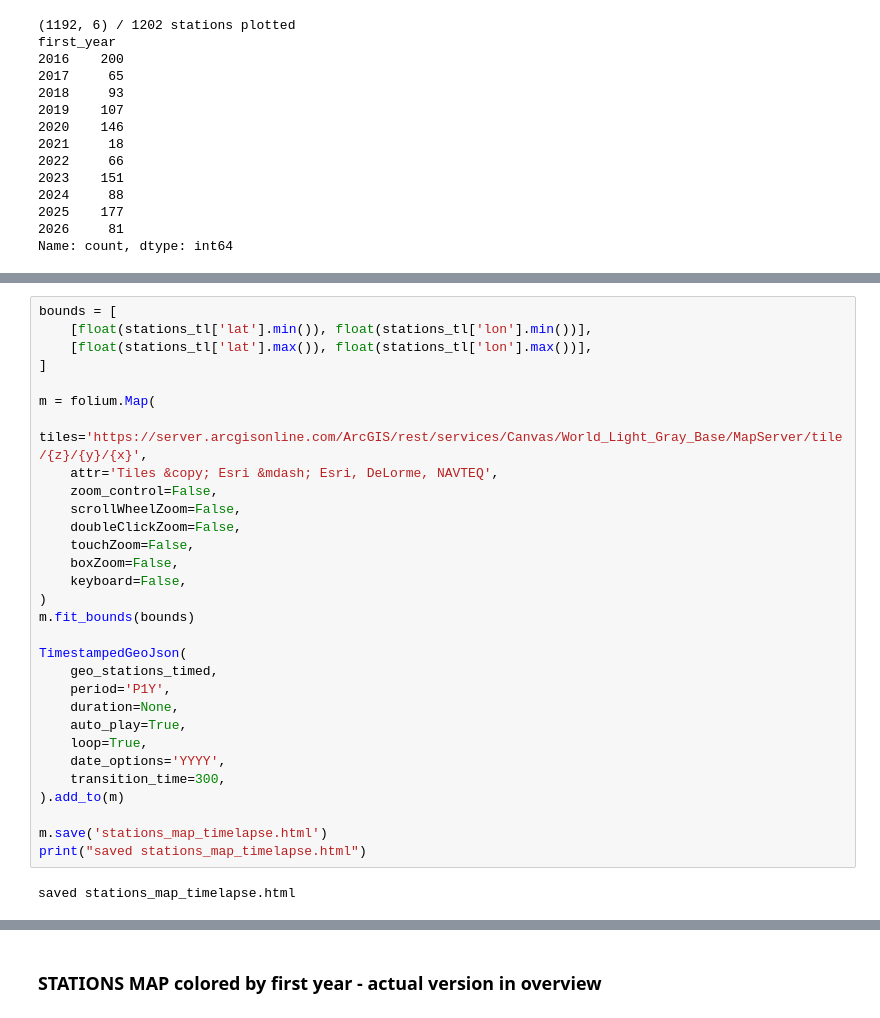
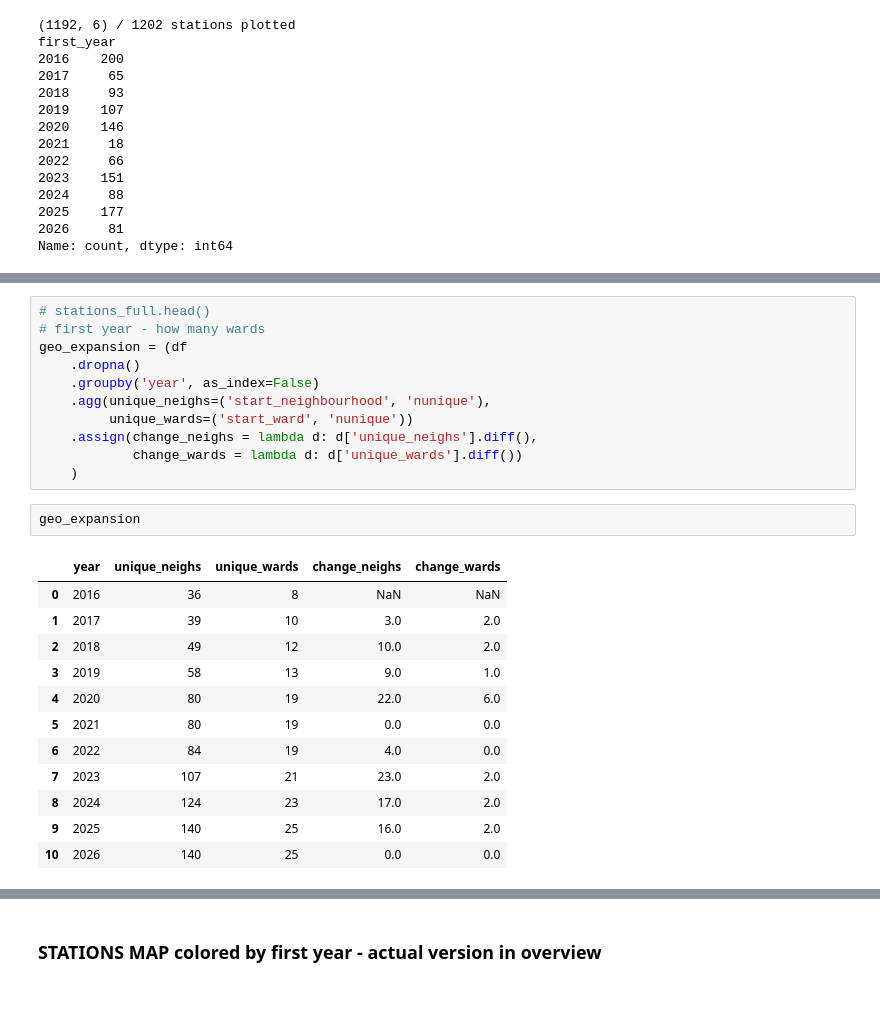
Before and after one commit to Neman-River/bikeshare_toronto, a Jupyter notebook: eda.ipynb, the cells around one changed output, grey strips where cells are left out. Drawn from its saved outputs; the diff is of its cells as text.

```diff
--- a/eda.ipynb
+++ b/eda.ipynb
@@ -1110,32 +892,26 @@ print(len(station_features), "station features built (incl. 1 padding dummy)")
-# %%
-bounds = [
-    [float(stations_tl['lat'].min()), float(stations_tl['lon'].min())],
-    [float(stations_tl['lat'].max()), float(stations_tl['lon'].max())],
-]
-
-m = folium.Map(
-    tiles='https://server.arcgisonline.com/ArcGIS/rest/services/Canvas/World_Light_Gray_Base/MapServer/tile/{z}/{y}/{x}',
-    attr='Tiles &copy; Esri &mdash; Esri, DeLorme, NAVTEQ',
-    zoom_control=False,
-    scrollWheelZoom=False,
-    doubleClickZoom=False,
-    touchZoom=False,
-    boxZoom=False,
-    keyboard=False,
-)
-m.fit_bounds(bounds)
-
-TimestampedGeoJson(
-    geo_stations_timed,
-    period='P1Y',
-    duration=None,
-    auto_play=True,
-    loop=True,
-    date_options='YYYY',
-    transition_time=300,
-).add_to(m)
-
-m.save('stations_map_timelapse.html')
-print("saved stations_map_timelapse.html")
-# %% [output]
-saved stations_map_timelapse.html
+# %%
+# stations_full.head()
+# first year - how many wards
+geo_expansion = (df
+    .dropna()
+    .groupby('year', as_index=False)
+    .agg(unique_neighs=('start_neighbourhood', 'nunique'),
+         unique_wards=('start_ward', 'nunique'))
+    .assign(change_neighs = lambda d: d['unique_neighs'].diff(),
+            change_wards = lambda d: d['unique_wards'].diff())
+    )
+# %%
+geo_expansion
+# %% [output]
+|  | year | unique_neighs | unique_wards | change_neighs | change_wards |
+| 0 | 2016 | 36 | 8 | NaN | NaN |
+| 1 | 2017 | 39 | 10 | 3.0 | 2.0 |
+| 2 | 2018 | 49 | 12 | 10.0 | 2.0 |
+| 3 | 2019 | 58 | 13 | 9.0 | 1.0 |
+| 4 | 2020 | 80 | 19 | 22.0 | 6.0 |
+| 5 | 2021 | 80 | 19 | 0.0 | 0.0 |
+| 6 | 2022 | 84 | 19 | 4.0 | 0.0 |
+| 7 | 2023 | 107 | 21 | 23.0 | 2.0 |
+| 8 | 2024 | 124 | 23 | 17.0 | 2.0 |
+| 9 | 2025 | 140 | 25 | 16.0 | 2.0 |
+| 10 | 2026 | 140 | 25 | 0.0 | 0.0 |
```
Also changed, not shown: parts of 57 cells of this notebook.
